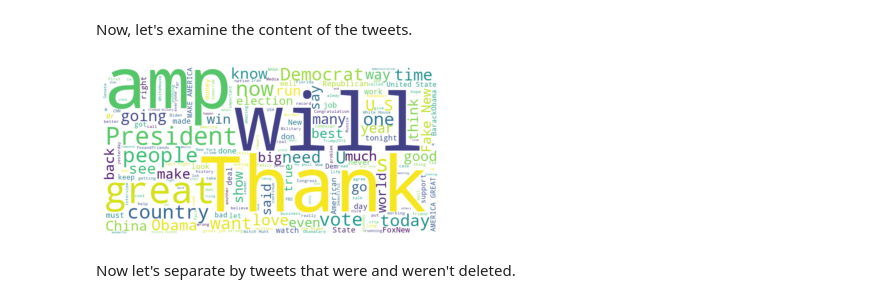
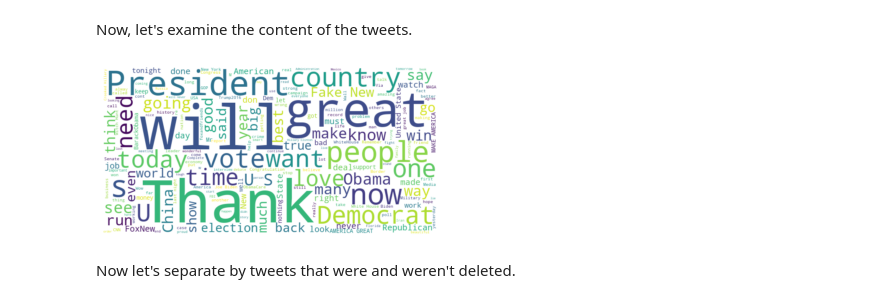
Before and after one commit to TZstatsADS/Spring2021-Project5-group2, a Jupyter notebook: doc/amir_EDA.ipynb, the cells around one changed output. Cells and saved outputs as stored; diff of their text form; code cells hidden in the pictures.

```diff
--- a/doc/amir_EDA.ipynb
+++ b/doc/amir_EDA.ipynb
@@ -60,15 +98,16 @@ There are some expected and unexpected results from this graph. Expectedly, we s
 Now, let's examine the content of the tweets.
 # %%
 tweet_text =" ".join(tweet for tweet in data['text'])
+tweet_text = re.sub(" &amp", ' ', tweet_text) # &amp
 stopwords = set(STOPWORDS)
 stopwords.update(["RT", "https", "http", "Donald", "Trump", "realDonaldTrump", "t", "co"])
 wordcloud = WordCloud(stopwords=stopwords, background_color="white", width = 800, height = 400).generate(tweet_text)
 
 plt.imshow(wordcloud, interpolation='bilinear')
 plt.axis("off")
 plt.show()
 # %% [output]
-[figure, old version]
+[figure, new version]
 # %% [markdown]
 Now let's separate by tweets that were and weren't deleted.
 # %%
```
Also changed, not shown: parts of 10 cells of this notebook.
